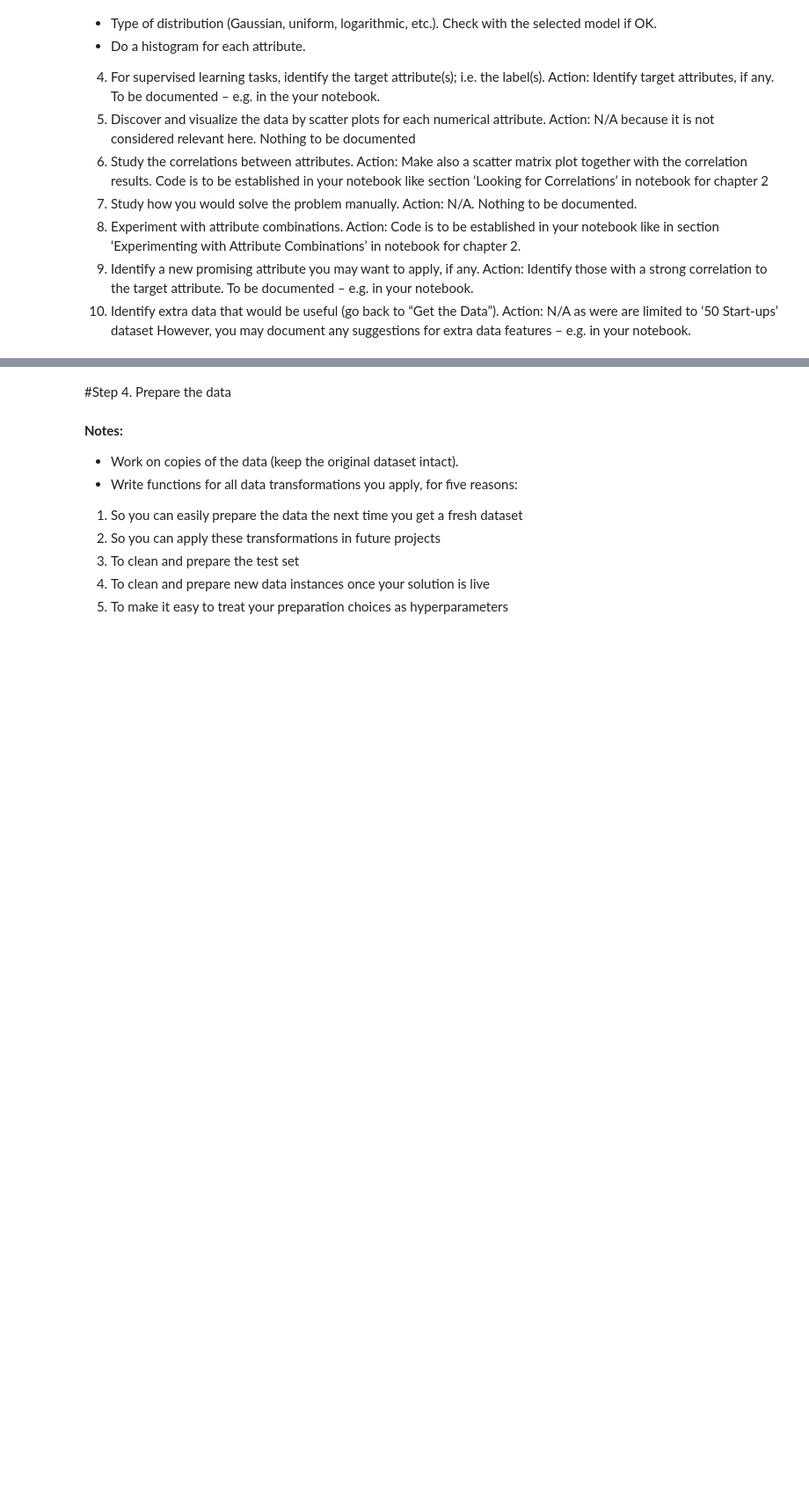
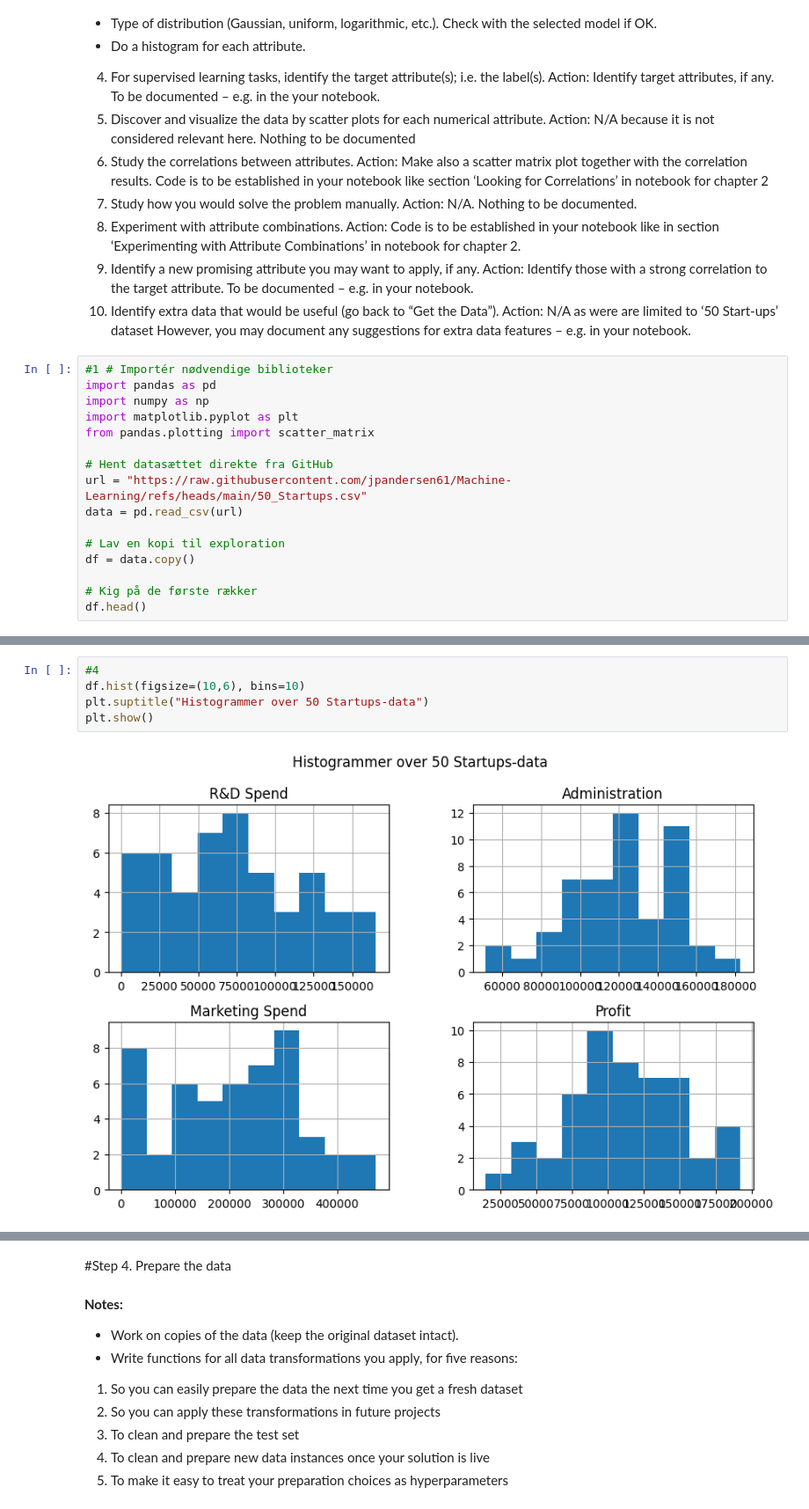
Before and after one commit to HazaraTechLab/Big-Mamma-Pizzaria, a Jupyter notebook: 50StartUps.ipynb, the cells around one changed output, grey strips where cells are left out. Shown at 88% size. Drawn from its saved outputs; the diff is of its cells as text; blank space fills up the shorter version.

```diff
--- a/50StartUps.ipynb
+++ b/50StartUps.ipynb
@@ -246,3 +246,19 @@ To be documented – e.g. in your notebook.
 10. Identify extra data that would be useful (go back to “Get the Data”).
 Action: N/A as were are limited to ‘50 Start-ups’ dataset
 However, you may document any suggestions for extra data features – e.g. in your notebook.
+# %%
+#1 # Importér nødvendige biblioteker
+import pandas as pd
+import numpy as np
+import matplotlib.pyplot as plt
+from pandas.plotting import scatter_matrix
+
+# Hent datasættet direkte fra GitHub
+url = "https://raw.githubusercontent.com/jpandersen61/Machine-Learning/refs/heads/main/50_Startups.csv"
+data = pd.read_csv(url)
+
+# Lav en kopi til exploration
+df = data.copy()
+
+# Kig på de første rækker
+df.head()
@@ -248,0 +308,7 @@ However, you may document any suggestions for extra data features – e.g. in yo
+# %%
+#4
+df.hist(figsize=(10,6), bins=10)
+plt.suptitle("Histogrammer over 50 Startups-data")
+plt.show()
+# %% [output]
+[figure, added]
```
Also changed, not shown: parts of 10 cells of this notebook.
